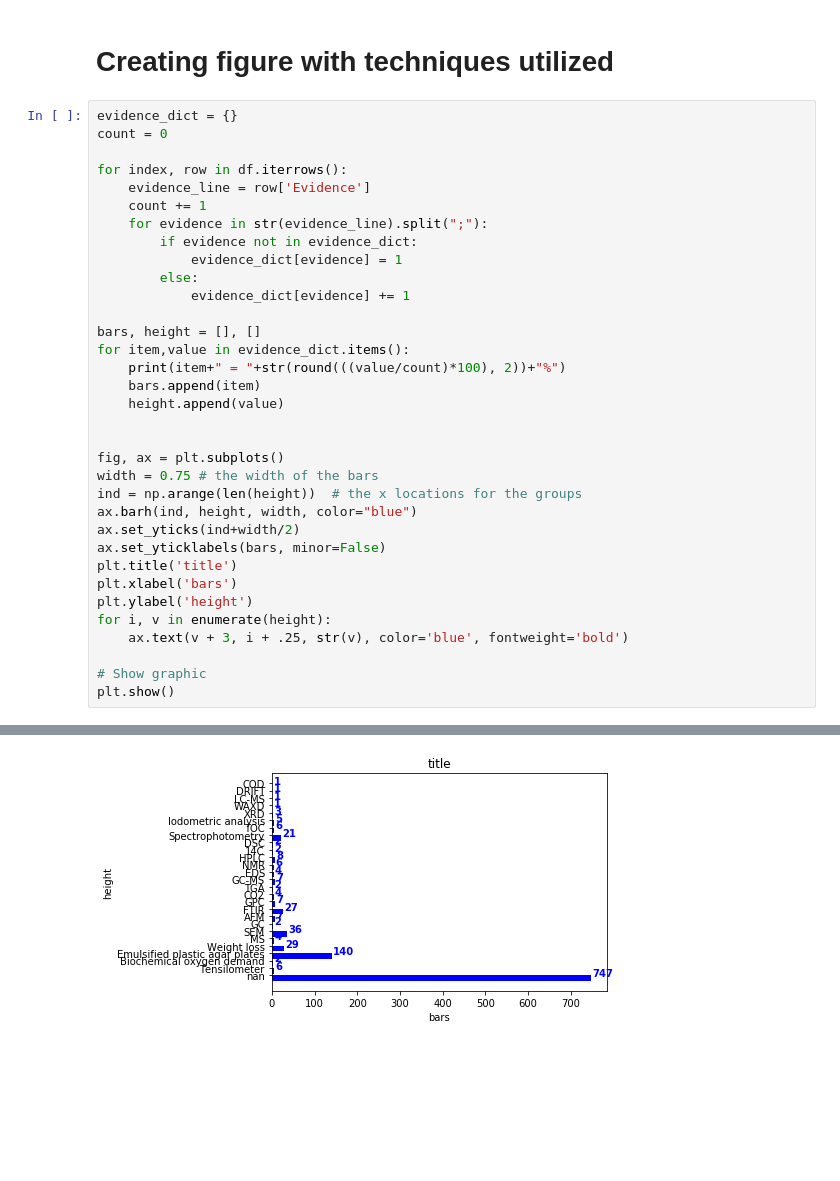
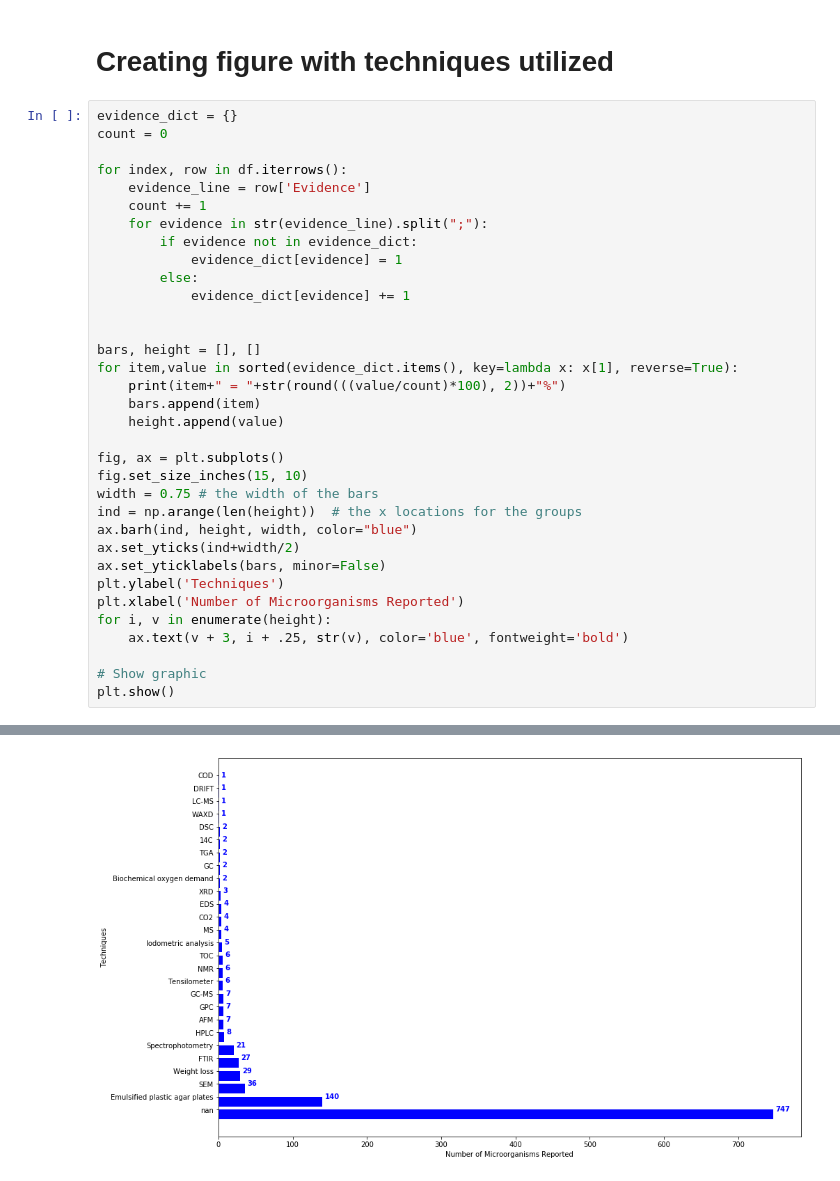
Before and after one commit to VictorGambarini/PlasticDegradersTree, a Jupyter notebook: Tree_tutorial.ipynb, the cells around one changed output, grey strips where cells are left out. Cells and saved outputs as stored; diff of their text form; blank space fills up the shorter version.

Commit message:
Added graphs for new data

```diff
--- a/Tree_tutorial.ipynb
+++ b/Tree_tutorial.ipynb
@@ -1312,22 +1312,22 @@ for index, row in df.iterrows():
         else:
             evidence_dict[evidence] += 1
 
+
 bars, height = [], []
-for item,value in evidence_dict.items():
+for item,value in sorted(evidence_dict.items(), key=lambda x: x[1], reverse=True):
     print(item+" = "+str(round(((value/count)*100), 2))+"%")
     bars.append(item)
     height.append(value)
 
-
 fig, ax = plt.subplots()
+fig.set_size_inches(15, 10)
 width = 0.75 # the width of the bars
 ind = np.arange(len(height))  # the x locations for the groups
 ax.barh(ind, height, width, color="blue")
 ax.set_yticks(ind+width/2)
 ax.set_yticklabels(bars, minor=False)
-plt.title('title')
-plt.xlabel('bars')
-plt.ylabel('height')
+plt.ylabel('Techniques')
+plt.xlabel('Number of Microorganisms Reported')
 for i, v in enumerate(height):
     ax.text(v + 3, i + .25, str(v), color='blue', fontweight='bold')
 
@@ -1349,6 +1349,6 @@ CO2 = 0.42%
 ... (11 lines left out)
 WAXD = 0.11%
 LC-MS = 0.11%
 DRIFT = 0.11%
 COD = 0.11%
-[figure, old version]
+[figure, new version]
```
Also changed, not shown: parts of 15 cells of this notebook.
